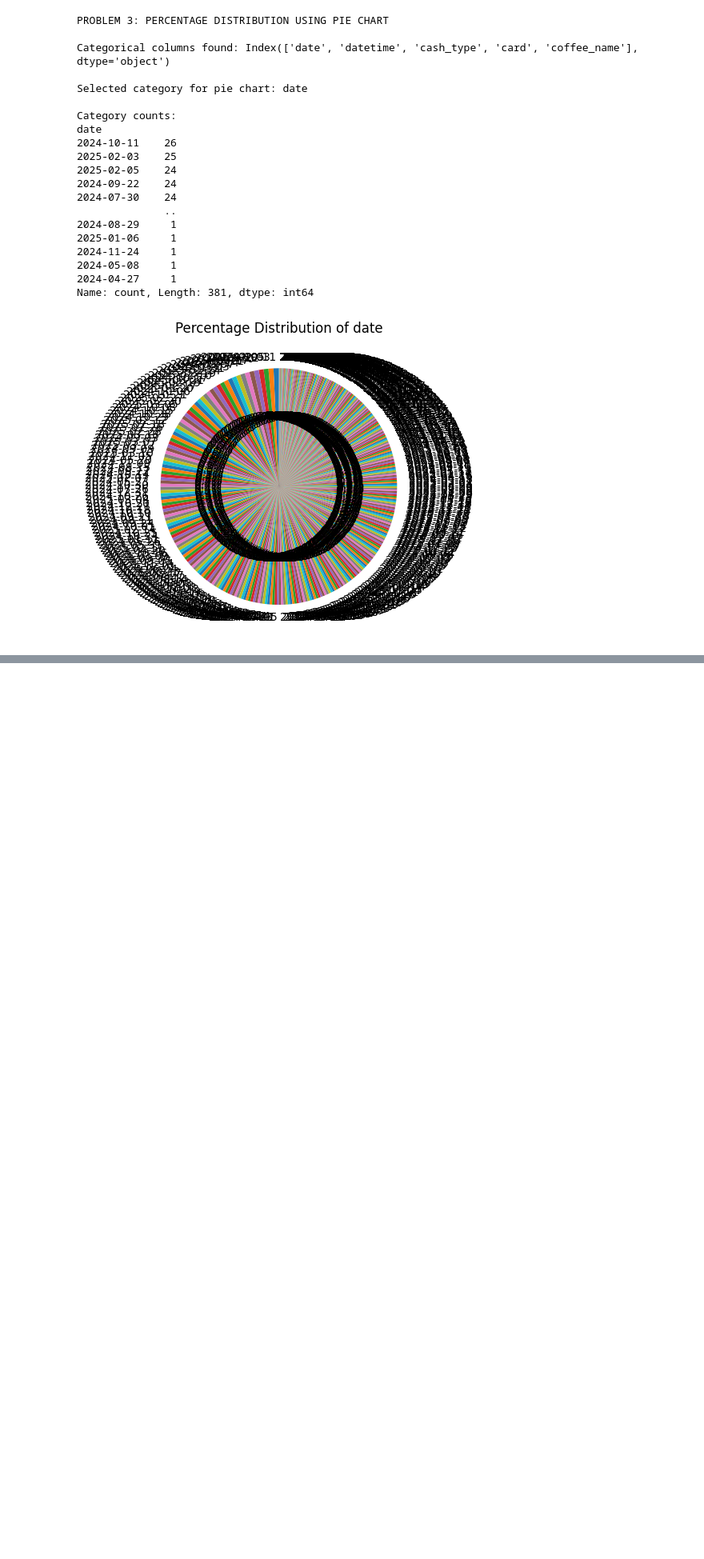
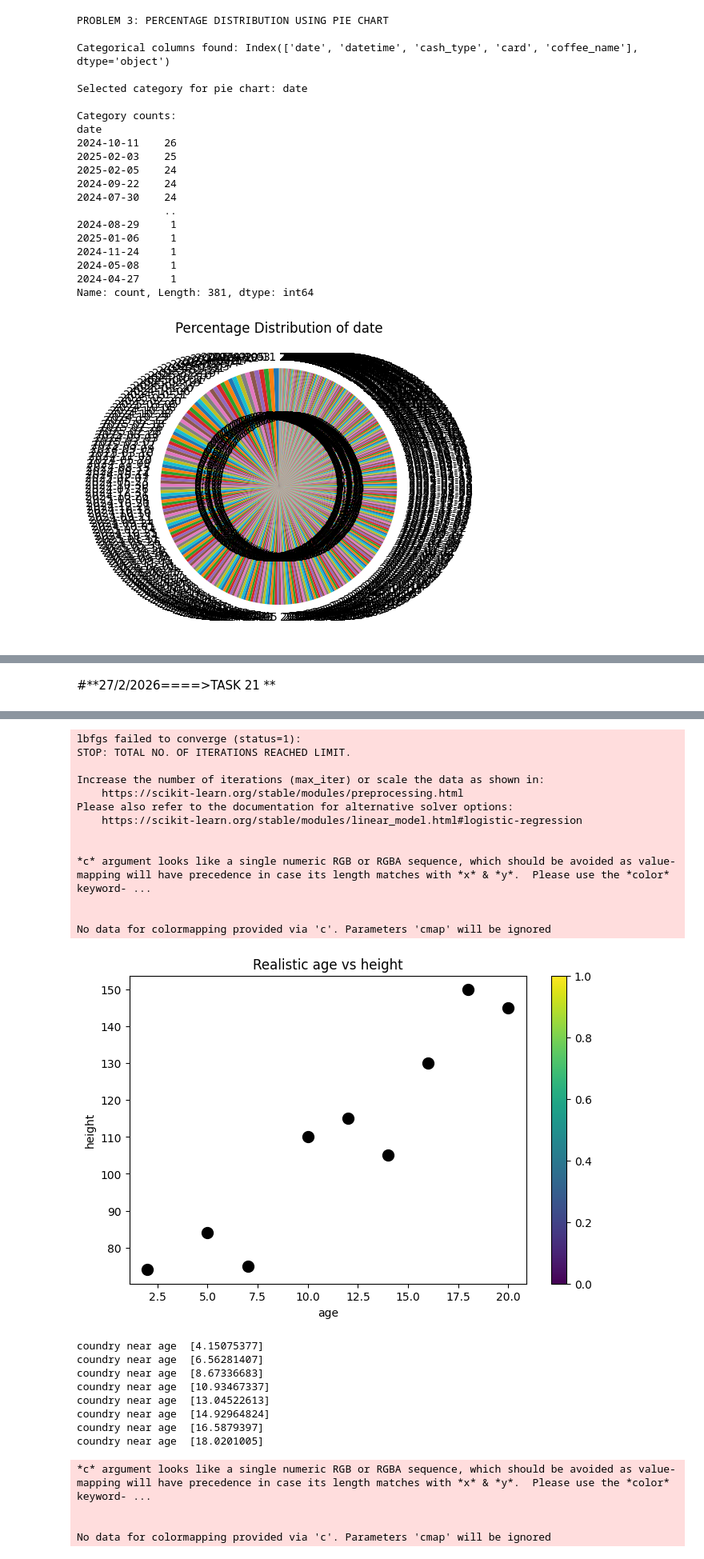
Before and after one commit to nimitha123-kd/Take-IT-Smart-Internship, a Jupyter notebook: Class1_PythonBasics_.ipynb, the cells around one changed output, grey strips where cells are left out. Shown at 80% size. Drawn from its saved outputs; the diff is of its cells as text; code cells hidden in the pictures; blank space fills up the shorter version.

```diff
--- a/Class1_PythonBasics_.ipynb
+++ b/Class1_PythonBasics_.ipynb
@@ -4350,0 +4399,54 @@ THE SCATTERPLOT
+# %% [markdown]
+#**27/2/2026====>TASK 21 **
+# %%
+# multinomial regression.
+# predict height based on the age.
+
+import numpy as np
+from sklearn.linear_model import LogisticRegression
+import pandas as pd
+
+#data
+ages = np.array([2,5,7,10,12,14,16,18,20]).reshape(9,1)
+height = np.array([74,84,75,110,115,105,130,150,145])
+print(ages, height)
+
+hclass=[]
+for i in height:
+  if i<100:
+    hclass.append(0)#short
+  elif i<=30:
+      hclass.append(1)#tall
+  else:
+    hclass=np.array(hclass)
+
+model = LogisticRegression()
+model.fit(ages,height)
+
+
+import matplotlib.pyplot as plt
+plt.figure(figsize=(8,5))
+plt.scatter(ages,height,c = hclass, cmap = 'viridis',s=100)
+plt.xlabel('age')
+plt.ylabel('height')
+plt.title("Realistic age vs height")
+plt.colorbar()
+plt.show()
+# to create linespace
+age_range = np.linspace(4,19,200).reshape(-1,1)
+#creating Model.
+pre = model.predict(age_range)
+for i in range(len(pre)-1):
+  if pre[i] != pre[i+1]:
+    print('coundry near age ', age_range[i])
+
+import matplotlib.pyplot as plt
+plt.figure(figsize = (8,5))
+plt.scatter(ages,height,c = hclass, cmap = 'viridis',s = 100)
+plt.plot(age_range,pre,color = 'red')
+plt.xlabel('age')
+plt.ylabel('height')
+plt.title('Realistic age vs height')
+plt.colorbar()
+plt.show()
+# %% [output]
@@ -4350,0 +4462,26 @@ THE SCATTERPLOT
+lbfgs failed to converge (status=1):
+STOP: TOTAL NO. OF ITERATIONS REACHED LIMIT.
+
+Increase the number of iterations (max_iter) or scale the data as shown in:
+    https://scikit-learn.org/stable/modules/preprocessing.html
+Please also refer to the documentation for alternative solver options:
+    https://scikit-learn.org/stable/modules/linear_model.html#logistic-regression
+
+
+*c* argument looks like a single numeric RGB or RGBA sequence, which should be avoided as value-mapping will have precedence in case its length matches with *x* & *y*.  Please use the *color* keyword- ...
+
+
+No data for colormapping provided via 'c'. Parameters 'cmap' will be ignored
+[figure, added]
+coundry near age  [4.15075377]
+coundry near age  [6.56281407]
+coundry near age  [8.67336683]
+coundry near age  [10.93467337]
+coundry near age  [13.04522613]
+coundry near age  [14.92964824]
+coundry near age  [16.5879397]
+coundry near age  [18.0201005]
+*c* argument looks like a single numeric RGB or RGBA sequence, which should be avoided as value-mapping will have precedence in case its length matches with *x* & *y*.  Please use the *color* keyword- ...
+
+
+No data for colormapping provided via 'c'. Parameters 'cmap' will be ignored
```
Also changed, not shown: parts of 13 cells of this notebook.
